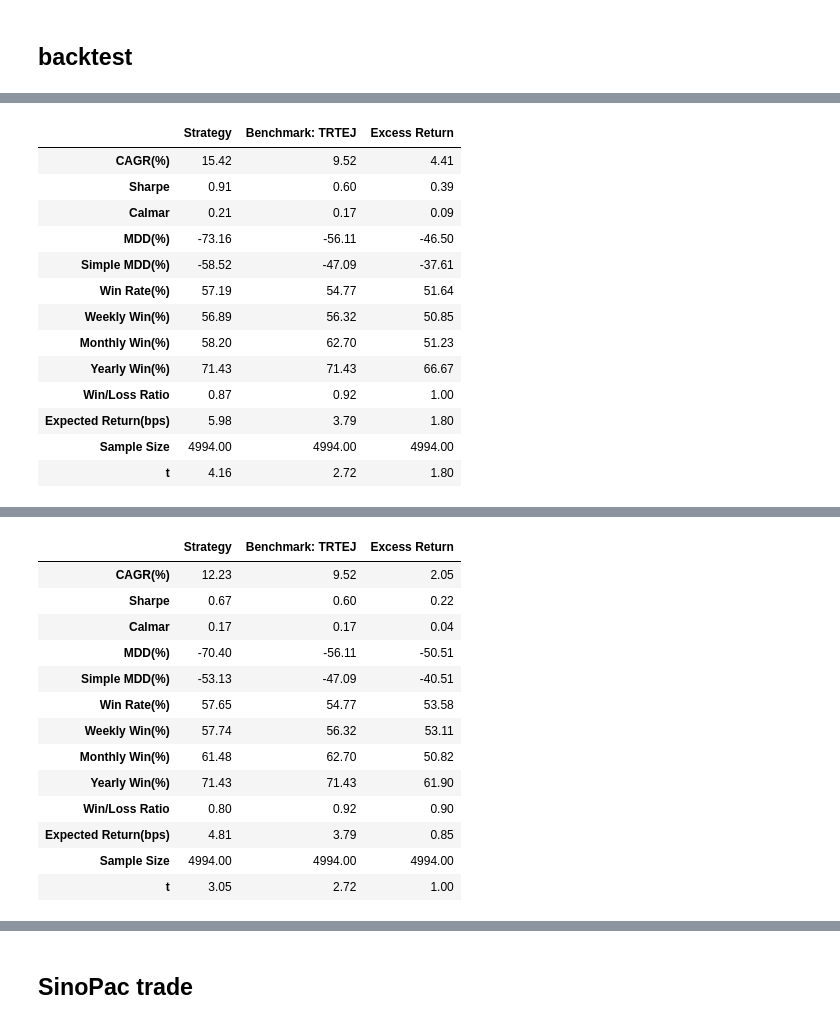
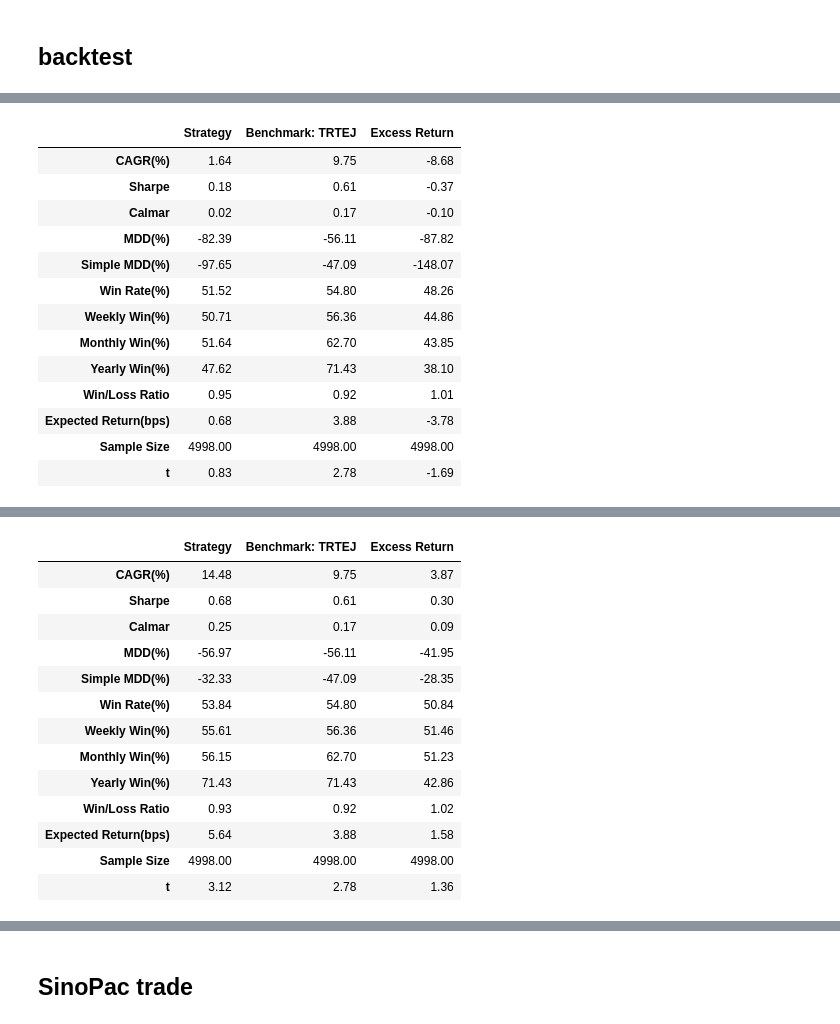
Before and after one commit to DeepLeek-quant/scythe-quant, a Jupyter notebook: examples/examples.ipynb, the cells around one changed output, grey strips where cells are left out. Drawn from its saved outputs; the diff is of its cells as text; code cells hidden in the pictures.

```diff
--- a/examples/examples.ipynb
+++ b/examples/examples.ipynb
@@ -18,8 +21,9 @@ roe = data['常續ROE'].to_factor().to_rank()
 pbr = (-1*data['股價淨值比']).to_factor().to_rank()
 mtm = (data['收盤價']*data['調整係數']).pct_change(60, fill_method=None).to_factor().to_rank()
 
-roe_strategy = backtesting(roe>=0.99, 'QR', report=True)
-pbr_strategy = backtesting(pbr>=0.95, 'QR', report=True)
-mtm_strategy = backtesting(mtm>=0.95, 'QR', report=True)
+roe_strategy = backtesting(roe.largest(10), 'QR', report=True)
+pbr_strategy = backtesting(pbr.largest(10), 'QR', report=True)
+mtm_strategy = backtesting(mtm.largest(10), 'QR', report=True)
+# combined_strategy = backtesting((roe+pbr+mtm).largest(10), 'QR', report=True)
 # %% [output]
 |  | Strategy | Benchmark: TRTEJ | Excess Return |
@@ -39,36 +43,36 @@ mtm_strategy = backtesting(mtm>=0.95, 'QR', report=True)
 [interactive output not drawn]
 [interactive output not drawn]
 [interactive output not drawn]
 |  | Strategy | Benchmark: TRTEJ | Excess Return |
-| CAGR(%) | 15.42 | 9.52 | 4.41 |
-| Sharpe | 0.91 | 0.60 | 0.39 |
-| Calmar | 0.21 | 0.17 | 0.09 |
-| MDD(%) | -73.16 | -56.11 | -46.50 |
-| Simple MDD(%) | -58.52 | -47.09 | -37.61 |
-| Win Rate(%) | 57.19 | 54.77 | 51.64 |
-| Weekly Win(%) | 56.89 | 56.32 | 50.85 |
-| Monthly Win(%) | 58.20 | 62.70 | 51.23 |
-| Yearly Win(%) | 71.43 | 71.43 | 66.67 |
-| Win/Loss Ratio | 0.87 | 0.92 | 1.00 |
-| Expected Return(bps) | 5.98 | 3.79 | 1.80 |
-| Sample Size | 4994.00 | 4994.00 | 4994.00 |
-| t | 4.16 | 2.72 | 1.80 |
+| CAGR(%) | 1.64 | 9.75 | -8.68 |
+| Sharpe | 0.18 | 0.61 | -0.37 |
+| Calmar | 0.02 | 0.17 | -0.10 |
+| MDD(%) | -82.39 | -56.11 | -87.82 |
+| Simple MDD(%) | -97.65 | -47.09 | -148.07 |
+| Win Rate(%) | 51.52 | 54.80 | 48.26 |
+| Weekly Win(%) | 50.71 | 56.36 | 44.86 |
+| Monthly Win(%) | 51.64 | 62.70 | 43.85 |
+| Yearly Win(%) | 47.62 | 71.43 | 38.10 |
+| Win/Loss Ratio | 0.95 | 0.92 | 1.01 |
+| Expected Return(bps) | 0.68 | 3.88 | -3.78 |
+| Sample Size | 4998.00 | 4998.00 | 4998.00 |
+| t | 0.83 | 2.78 | -1.69 |
 [interactive output not drawn]
 [interactive output not drawn]
 |  | Strategy | Benchmark: TRTEJ | Excess Return |
-| CAGR(%) | 12.23 | 9.52 | 2.05 |
-| Sharpe | 0.67 | 0.60 | 0.22 |
-| Calmar | 0.17 | 0.17 | 0.04 |
-| MDD(%) | -70.40 | -56.11 | -50.51 |
-| Simple MDD(%) | -53.13 | -47.09 | -40.51 |
-| Win Rate(%) | 57.65 | 54.77 | 53.58 |
-| Weekly Win(%) | 57.74 | 56.32 | 53.11 |
-| Monthly Win(%) | 61.48 | 62.70 | 50.82 |
-| Yearly Win(%) | 71.43 | 71.43 | 61.90 |
-| Win/Loss Ratio | 0.80 | 0.92 | 0.90 |
-| Expected Return(bps) | 4.81 | 3.79 | 0.85 |
-| Sample Size | 4994.00 | 4994.00 | 4994.00 |
-| t | 3.05 | 2.72 | 1.00 |
+| CAGR(%) | 14.48 | 9.75 | 3.87 |
+| Sharpe | 0.68 | 0.61 | 0.30 |
+| Calmar | 0.25 | 0.17 | 0.09 |
+| MDD(%) | -56.97 | -56.11 | -41.95 |
+| Simple MDD(%) | -32.33 | -47.09 | -28.35 |
+| Win Rate(%) | 53.84 | 54.80 | 50.84 |
+| Weekly Win(%) | 55.61 | 56.36 | 51.46 |
+| Monthly Win(%) | 56.15 | 62.70 | 51.23 |
+| Yearly Win(%) | 71.43 | 71.43 | 42.86 |
+| Win/Loss Ratio | 0.93 | 0.92 | 1.02 |
+| Expected Return(bps) | 5.64 | 3.88 | 1.58 |
+| Sample Size | 4998.00 | 4998.00 | 4998.00 |
+| t | 3.12 | 2.78 | 1.36 |
 [interactive output not drawn]
 [interactive output not drawn]
 # %%
```
Also changed, not shown: parts of 61 cells of this notebook, 36 other files.
